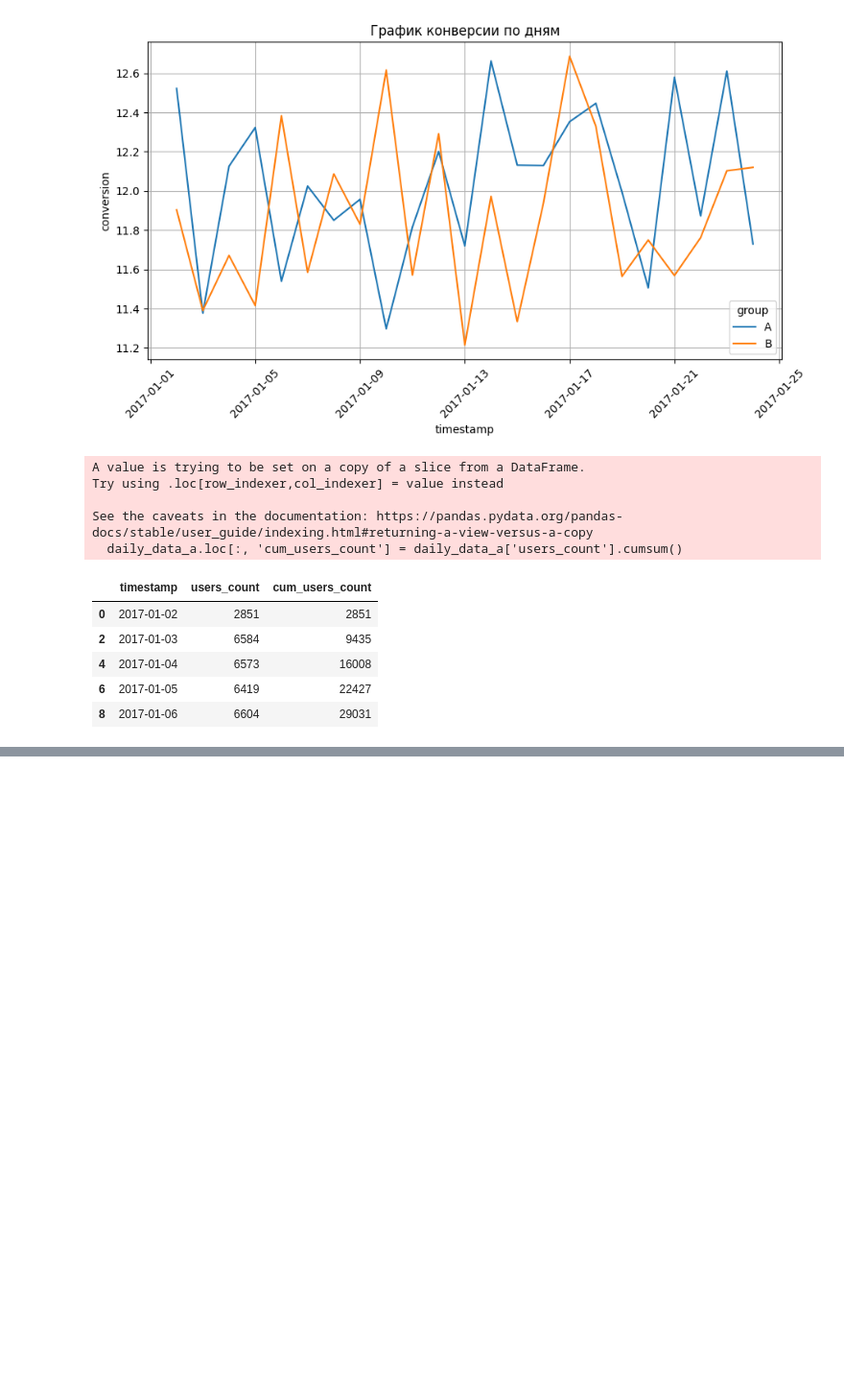
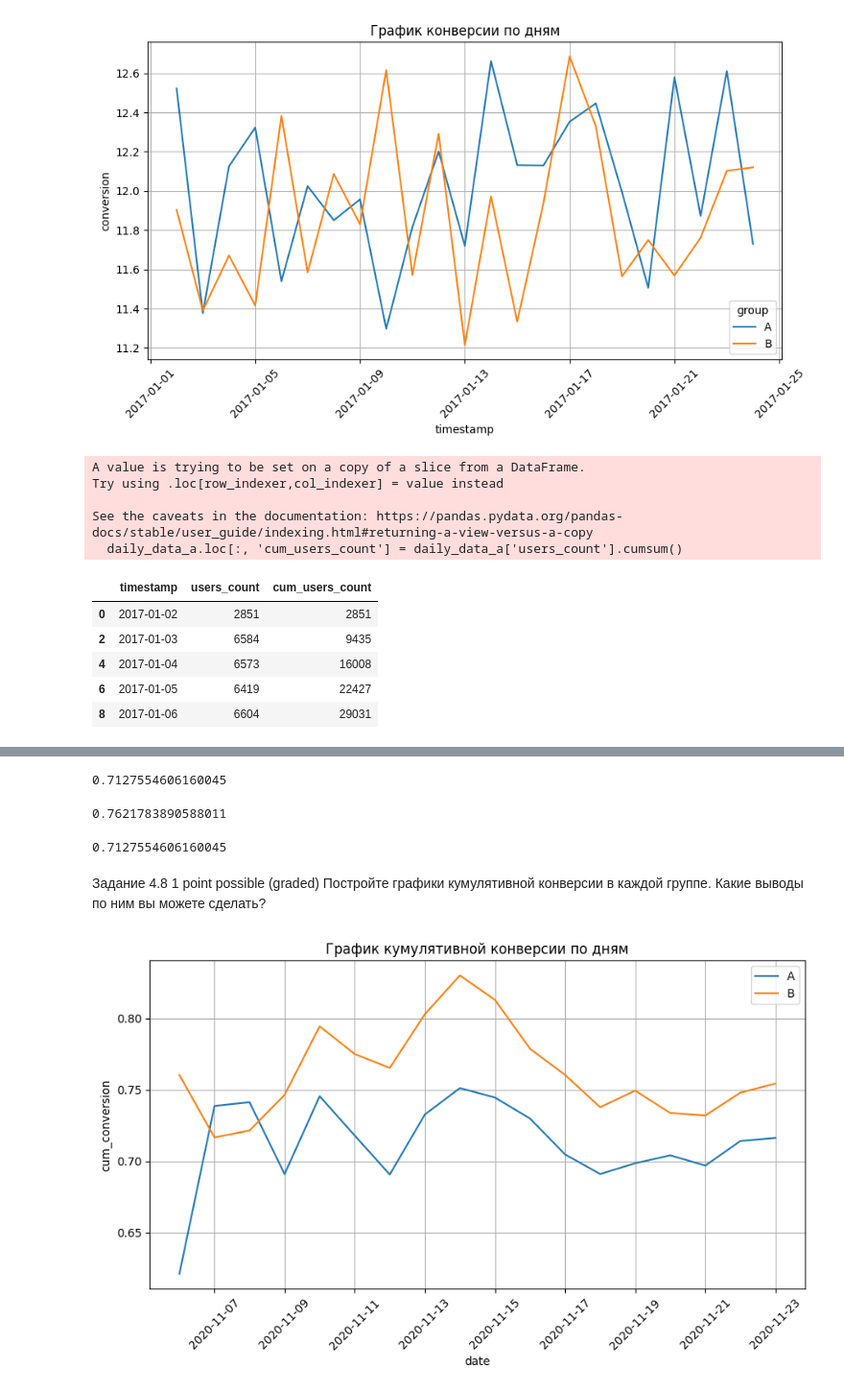
Before and after one commit to eartzhi/lessons, a Jupyter notebook: prod_04/prod_04.ipynb, the cells around one changed output, grey strips where cells are left out. Shown at 96% size. Drawn from its saved outputs; the diff is of its cells as text; code cells hidden in the pictures; blank space fills up the shorter version.

```diff
--- a/prod_04/prod_04.ipynb
+++ b/prod_04/prod_04.ipynb
@@ -128,0 +189,15 @@ See the caveats in the documentation: https://pandas.pydata.org/pandas-docs/stab
+# %%
+sample_a['date'] = pd.to_datetime(sample_a['date'], format='%Y-%m-%d')
+sample_b['date'] = pd.to_datetime(sample_b['date'], format='%Y-%m-%d')
+# %%
+daily_a = sample_a.groupby(['date']).agg({
+    'transactions':'sum',
+    'revenue': 'sum',
+    'cid':'nunique'
+}).reset_index()
+
+daily_b = sample_b.groupby(['date']).agg({
+    'transactions':'sum',
+    'revenue': 'sum',
+    'cid':'nunique'
+}).reset_index()
@@ -128,0 +220,44 @@ See the caveats in the documentation: https://pandas.pydata.org/pandas-docs/stab
+# %%
+daily_a['cum_transactions'] = daily_a['transactions'].cumsum()
+daily_a['cum_revenue'] = daily_a['revenue'].cumsum()
+daily_a['cum_cid'] = daily_a['cid'].cumsum()
+
+daily_b['cum_transactions'] = daily_b['transactions'].cumsum()
+daily_b['cum_revenue'] = daily_b['revenue'].cumsum()
+daily_b['cum_cid'] = daily_b['cid'].cumsum()
+
+daily_a['cum_conversion'] = daily_a['cum_transactions']/daily_a['cum_cid'] * 100
+daily_b['cum_conversion'] = daily_b['cum_transactions']/daily_b['cum_cid'] * 100
+
+daily_a['cum_receipt'] = daily_a['cum_revenue']/daily_a['cum_transactions']
+daily_b['cum_receipt'] = daily_b['cum_revenue']/daily_b['cum_transactions']
+# %%
+display(daily_a['cum_conversion'].mean())
+display(daily_b['cum_conversion'].mean())
+# %% [output]
+0.7127554606160045
+0.7621783890588011
+# %%
+daily_a['cum_conversion'].mean()
+# %% [output]
+0.7127554606160045
+# %% [markdown]
+Задание 4.8
+1 point possible (graded)
+Постройте графики кумулятивной конверсии в каждой группе. Какие выводы по ним вы можете сделать?
+# %%
+# создаём фигуру размером 8x4
+fig = plt.figure(figsize=(8, 4))
+# добавляем систему координат
+ax = fig.add_axes([1, 1, 1, 1])
+# строим lineplot для кумулятивной конверсии во времени в каждой группе
+sns.lineplot(x='date', y='cum_conversion', data=daily_a, ax=ax, label= 'A')
+sns.lineplot(x='date', y='cum_conversion', data=daily_b, ax=ax, label= 'B')
+# задаём подпись к графику
+ax.set_title('График кумулятивной конверсии по дням')
+# задаём поворот меток на оси абсцисс
+ax.xaxis.set_tick_params(rotation = 45)
+# задаём отображение сетки
+ax.grid(True);
+# %% [output]
+[figure, added]
```
Also changed, not shown: parts of 63 cells of this notebook, 6 other files.
